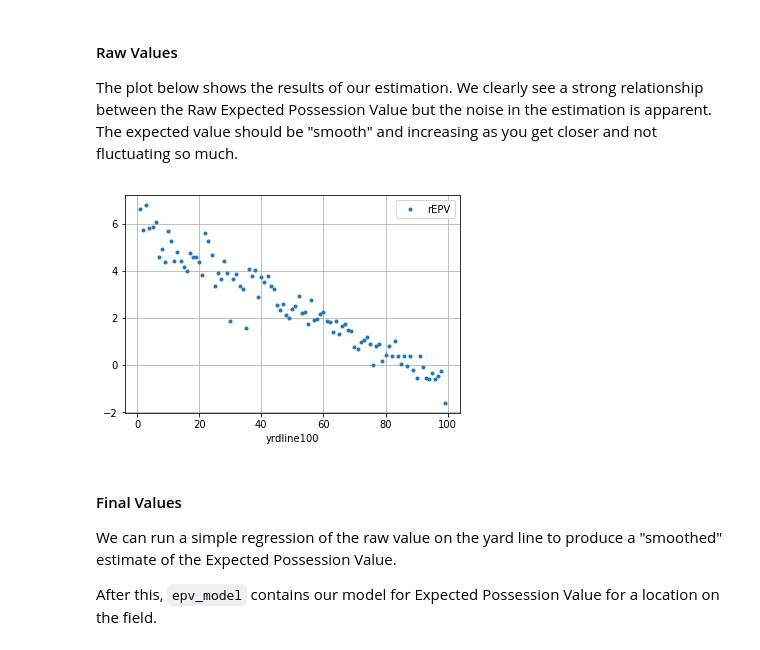
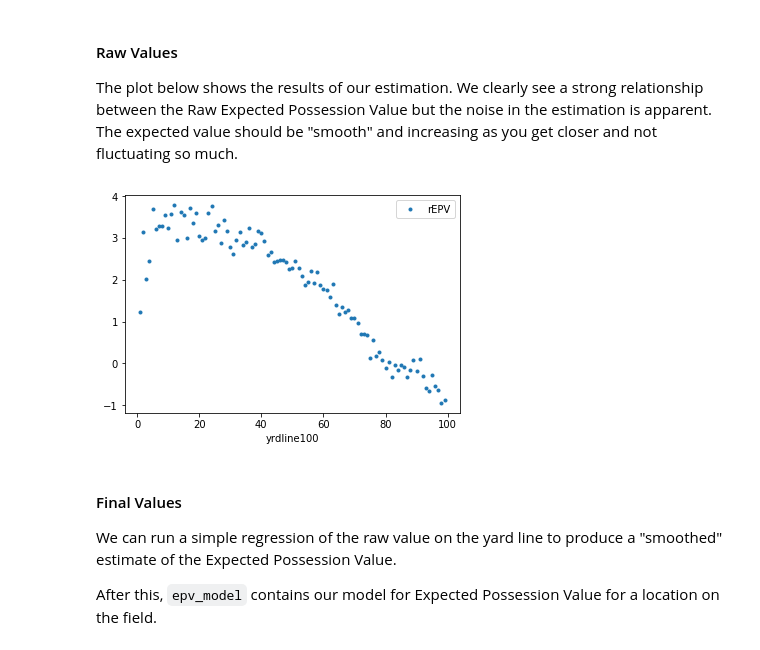
Before and after one commit to ntran16/CalFootball_4thDown, a Jupyter notebook: Cal - 4th Down Bot.ipynb, the cells around one changed output. Saved outputs shown, nothing was run; the diff lists cells and outputs as text; code cells hidden in the pictures.

```diff
--- a/Cal - 4th Down Bot.ipynb
+++ b/Cal - 4th Down Bot.ipynb
@@ -127,10 +127,10 @@ def load_year(pxp):
                                 (pxp['homeTeam'] == pxp['offenseTeam']) & (pxp['type'].str.contains('Kickoff')),
                                 (pxp['awayTeam'] == pxp['offenseTeam']) & (~pxp['type'].str.contains('Kickoff')),
                                 (pxp['awayTeam'] == pxp['offenseTeam']) & (pxp['type'].str.contains('Kickoff'))],
-                               [100-pxp['yardLine'], pxp['yardLine'], pxp['yardLine'], 100-pxp['yardLine']], default='np.nan')
+                               [100-pxp['yardLine'], pxp['yardLine'], pxp['yardLine'], 100-pxp['yardLine']], default='np.nan').astype(int)
 
     # Compute field region
-#     pxp['yrdregion'] = pd.cut(pxp['yrdline100'], [0., 9., 20., 100.], labels=['Inside10', '10to20', 'Beyond20'])
+    pxp['yrdregion'] = pd.cut(pxp['yrdline100'], [0., 9., 20., 100.], labels=['Inside10', '10to20', 'Beyond20'])
 
     # Compute Touchdown play: Make a new column to determine offensive touchdown (only either rushing or passing play)
     # The NFL model use both defensive and offensive TD here (and some other weird type of TD)
@@ -202,7 +202,7 @@ def extract_kickoffs_and_possessions(pxp):
     ko_mask = pxp['type'].isin(['Kickoff', 'Kickoff Return (Defense)','Kickoff Return Touchdown','Kickoff Return (Offense)'])
     kickoffs = pxp.loc[ko_mask]
     # Exclude kickoffs and XPs and groupby GameID and Drive
-    xp_mask = pxp['type'].isin(['Extra Point Good','Blocked PAT','Extra Point Missed'])
+    xp_mask = pxp['type'].isin(['Extra Point Good','Blocked PAT','Extra Point Missed','No Play'])
     game_drives = pxp.loc[~ko_mask & ~xp_mask].groupby(['gameId', 'driveIndex'])
 
     poss_starts = game_drives.head(1)
@@ -229,11 +229,7 @@ def extract_kickoffs_and_possessions(pxp):
     ko_and_poss['PossessionValue'] = ko_and_poss['NextScore'] * \
         (posteam_is_home - posteam_is_away)
 
-    # Retrict to first and third quarters
-    first_and_third_qtr = (ko_and_poss['quarter'] == 1) | (ko_and_poss['quarter'] == 3)
-    ko_and_poss_first_and_third = ko_and_poss.loc[first_and_third_qtr]
-
-    return ko_and_poss_first_and_third
+    return ko_and_poss
 # %% [markdown]
 ### Extract Punts
 
@@ -385,8 +351,8 @@ In the dataset, the return team is considered the possessing team.  So computing
 After this, `ekv` contains our model for Expected Kickoff Value.
 # %%
 # Restrict to kickoff events
-ko = ko_and_poss['PlayType'] == 'Kickoff'
+ko = ko_and_poss_first_and_third['type'].isin(['Kickoff','Kickoff Return (Defense)','Kickoff Return Touchdown','Kickoff Return (Offense)'])
 # Compute the average kickoff value
-ekv = ko_and_poss.loc[ko]['PossessionValue'].mean()
+ekv = ko_and_poss_first_and_third.loc[ko]['PossessionValue'].mean()
 print("Expected Kickoff Value: {:.3f} pts".format(ekv))
 # %% [output]
@@ -401,7 +388,7 @@ We group by each yard line, excluding kickoffs, and compute the average possessi
 # 3. Take the average of PossessionValue
 # 4. Convert to DataFrame instead of Series
 # 5. Make the index a column instead
-possession_values = ko_and_poss.loc[~ko].\
+possession_values = ko_and_poss_first_and_third.loc[~ko].\
     groupby('yrdline100')['PossessionValue'].\
     mean().\
     to_frame()
@@ -433,9 +420,8 @@ possession_values
 The plot below shows the results of our estimation.  We clearly see a strong relationship between the Raw Expected Possession Value but the noise in the estimation is apparent.  The expected value should be "smooth" and increasing as you get closer and not fluctuating so much.
 # %%
 ax = possession_values.plot(y='rEPV', linestyle='', marker='.')
-ax.grid()
 # %% [output]
-[figure, old version]
+[figure, new version]
 # %% [markdown]
 #### Final Values
 
```
Also changed, not shown: parts of 5 cells of this notebook, 5 other files.
